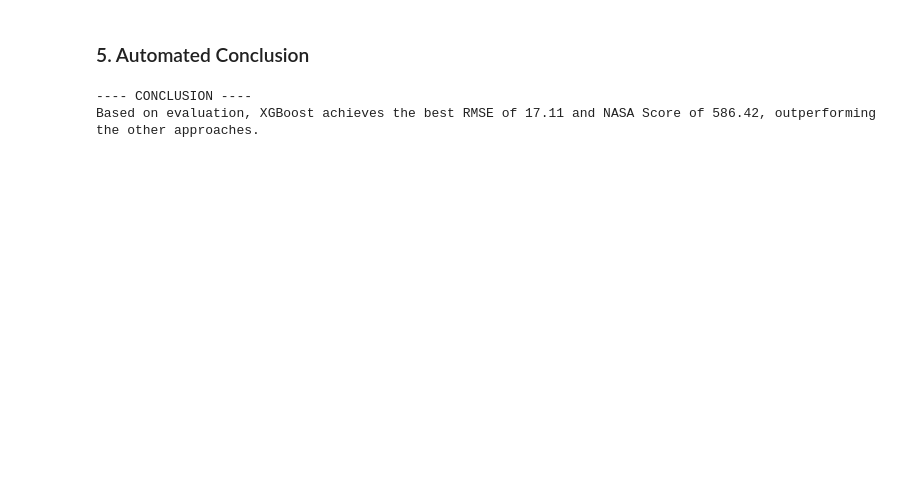
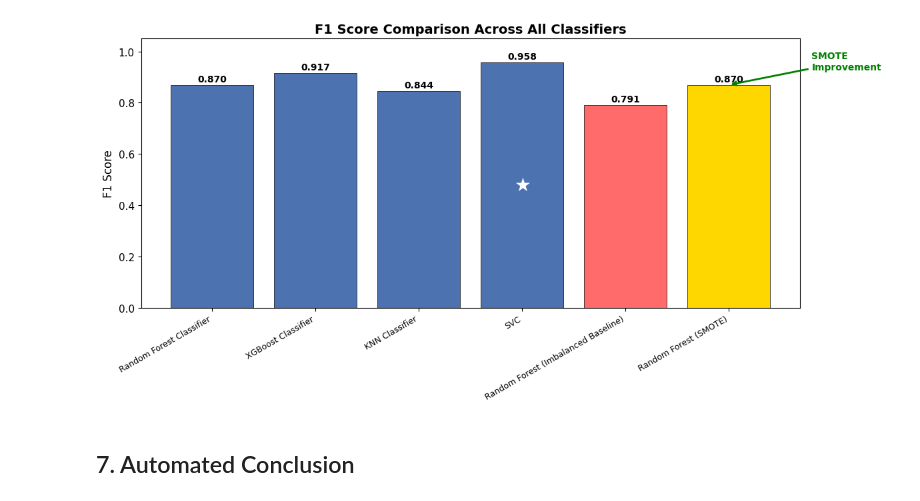
Before and after one commit to viditnakhawa/nasa-turbofan-rul, a Jupyter notebook: notebooks/05_Model_Comparison.ipynb, the cells around one changed output. Cells and saved outputs as stored; diff of their text form; code cells hidden in the pictures; blank space fills up the shorter version.

```diff
--- a/notebooks/05_Model_Comparison.ipynb
+++ b/notebooks/05_Model_Comparison.ipynb
@@ -133,23 +207,51 @@ plt.show()
+# %%
+# F1 Score Bar Chart
+fig, ax = plt.subplots(figsize=(12, 6))
+
+models_clf = clf_metrics['Model'].values
+f1_scores = clf_metrics['F1'].values
+
+bar_colors = []
+for m in models_clf:
+    if 'SMOTE' in m:
+        bar_colors.append('#FFD700')  # Gold for SMOTE
+    elif 'Imbalanced' in m:
+        bar_colors.append('#FF6B6B')  # Red for imbalanced baseline
+    else:
+        bar_colors.append('#4C72B0')
+
+bars = ax.bar(range(len(models_clf)), f1_scores, color=bar_colors, edgecolor='black', linewidth=0.5)
+
+# Value labels
+for bar, val in zip(bars, f1_scores):
+    ax.text(bar.get_x() + bar.get_width()/2, bar.get_height() + 0.005,
+            f'{val:.3f}', ha='center', va='bottom', fontsize=10, fontweight='bold')
+
+# Star on best
+best_idx = np.argmax(f1_scores)
+best_bar = bars[best_idx]
+ax.text(best_bar.get_x() + best_bar.get_width()/2, best_bar.get_height() * 0.5,
+        '\u2605', ha='center', va='center', fontsize=20, color='white')
+
+ax.set_xticks(range(len(models_clf)))
+ax.set_xticklabels(models_clf, rotation=30, ha='right', fontsize=9)
+ax.set_ylabel('F1 Score', fontsize=12)
+ax.set_title('F1 Score Comparison Across All Classifiers', fontsize=14, fontweight='bold')
+ax.set_ylim(0, 1.05)
+
+# SMOTE annotation
+smote_idx = [i for i, m in enumerate(models_clf) if 'SMOTE' in m]
+imb_idx = [i for i, m in enumerate(models_clf) if 'Imbalanced' in m]
+if smote_idx and imb_idx:
+    ax.annotate('SMOTE\nImprovement',
+                xy=(smote_idx[0], f1_scores[smote_idx[0]]),
+                xytext=(smote_idx[0] + 0.8, f1_scores[smote_idx[0]] + 0.06),
+                arrowprops=dict(arrowstyle='->', color='green', lw=2),
+                fontsize=10, color='green', fontweight='bold')
+
+plt.tight_layout()
+plt.show()
+# %% [output]
+[figure, added]
 # %% [markdown]
-### 5. Automated Conclusion
+## 7. Automated Conclusion
-# %%
-# Automatically find the best model based on metrics array
-best_rmse_idx = all_metrics['RMSE'].idxmin()
-best_nasa_idx = all_metrics['NASA_Score'].idxmin()
-
-best_rmse_model = all_metrics.loc[best_rmse_idx, 'Model']
-best_rmse_val = all_metrics.loc[best_rmse_idx, 'RMSE']
-
-best_nasa_model = all_metrics.loc[best_nasa_idx, 'Model']
-best_nasa_val = all_metrics.loc[best_nasa_idx, 'NASA_Score']
-
-print("---- CONCLUSION ----")
-if best_rmse_model == best_nasa_model:
-    print(f"Based on evaluation, {best_rmse_model} achieves the best RMSE of {best_rmse_val:.2f} "
-          f"and NASA Score of {best_nasa_val:.2f}, outperforming the other approaches.")
-else:
-    print(f"Based on evaluation, {best_rmse_model} achieves the best RMSE of {best_rmse_val:.2f}, "
-          f"while {best_nasa_model} achieves the best NASA Score of {best_nasa_val:.2f}.")
-# %% [output]
----- CONCLUSION ----
-Based on evaluation, XGBoost achieves the best RMSE of 17.11 and NASA Score of 586.42, outperforming the other approaches.
```
Also changed, not shown: parts of 23 cells of this notebook.
